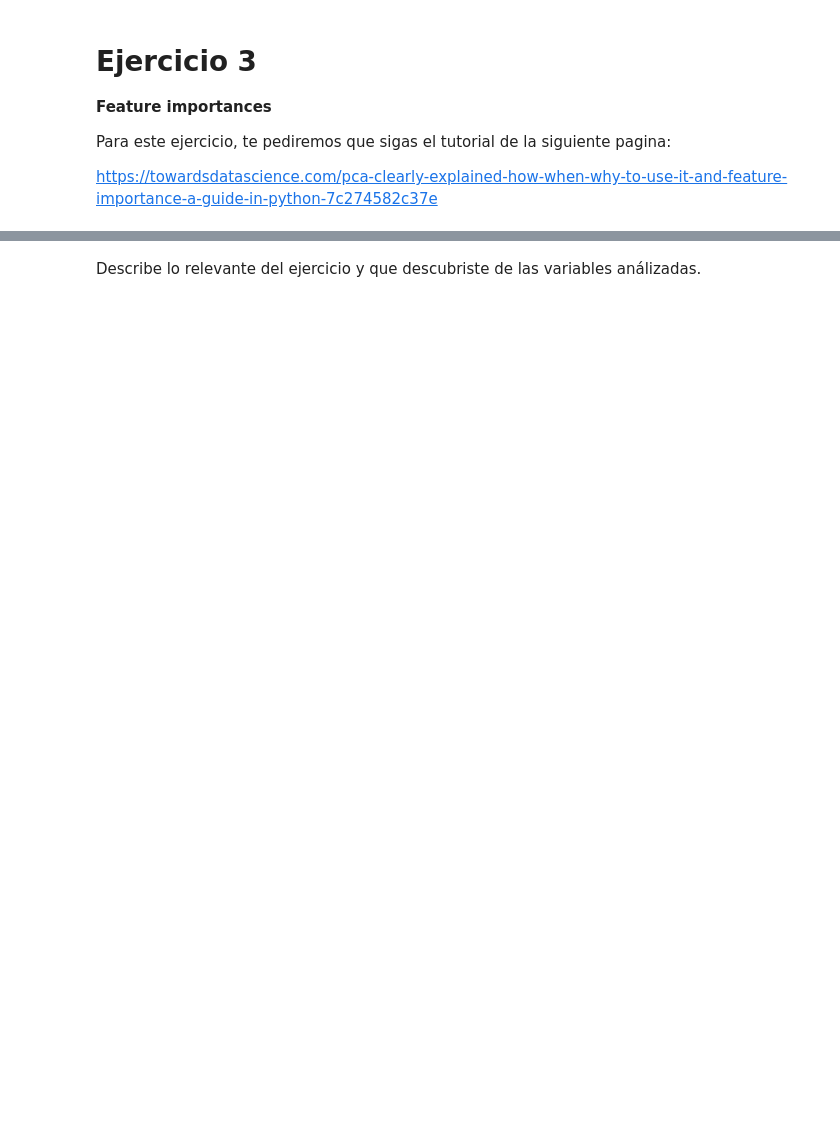
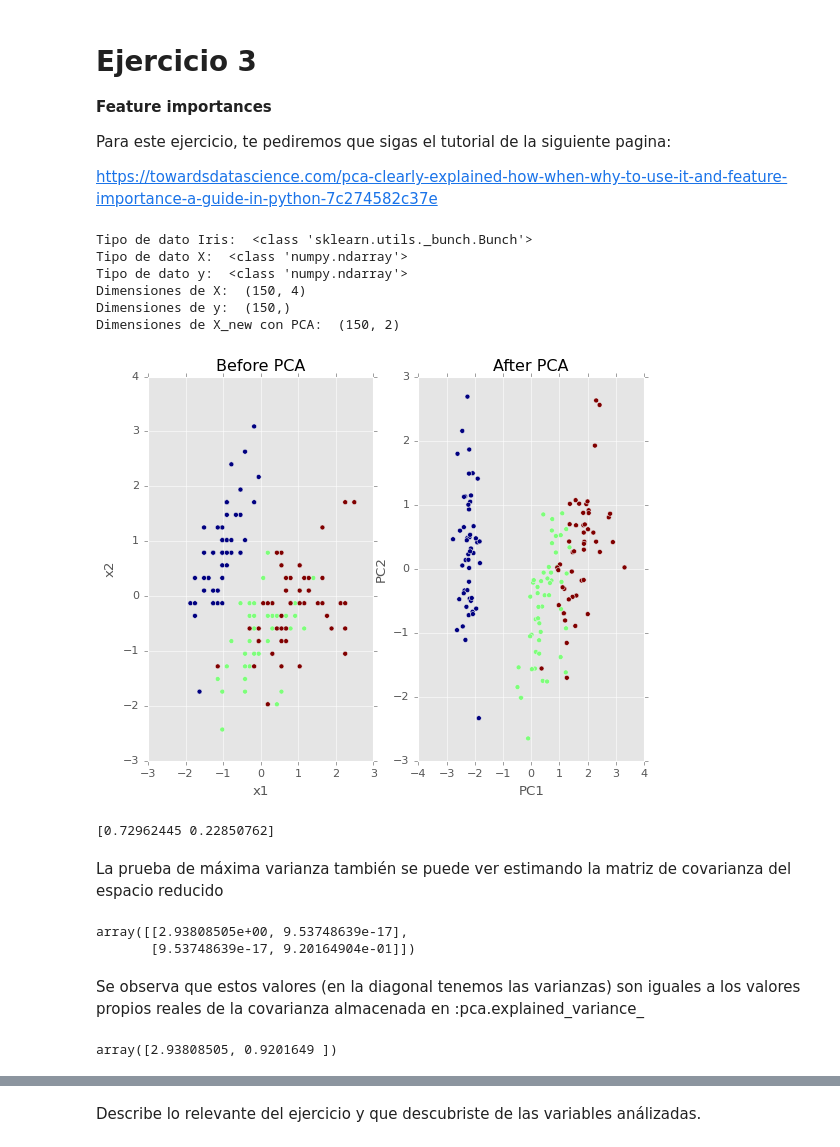
Before and after one commit to PosgradoMNA/actividades-de-aprendizaje-LuisHermenegildo1, a Jupyter notebook: Reduccion_dimensiones.ipynb, the cells around one changed output, grey strips where cells are left out. Drawn from its saved outputs; the diff is of its cells as text; code cells hidden in the pictures; blank space fills up the shorter version.

```diff
--- a/Reduccion_dimensiones.ipynb
+++ b/Reduccion_dimensiones.ipynb
@@ -334,0 +459,67 @@ https://towardsdatascience.com/pca-clearly-explained-how-when-why-to-use-it-and-
+# %%
+#tu codigo aqui
+
+import numpy as np
+import matplotlib.pyplot as plt
+from sklearn import datasets
+from sklearn.decomposition import PCA
+import pandas as pd
+from sklearn.preprocessing import StandardScaler
+plt.style.use('ggplot')
+# Load the data
+iris = datasets.load_iris()
+print("Tipo de dato Iris: ",type(iris))
+X = iris.data
+y = iris.target
+print("Tipo de dato X: ",type(X))
+print("Tipo de dato y: ",type(y))
+print("Dimensiones de X: ",X.shape)
+print("Dimensiones de y: ",y.shape)
+# Z-score the features
+scaler = StandardScaler()
+scaler.fit(X)
+X = scaler.transform(X)
+# The PCA model
+pca = PCA(n_components=2) # estimate only 2 PCs
+X_new = pca.fit_transform(X) # project the original data into the PCA space
+print("Dimensiones de X_new con PCA: ",X_new.shape)
+# %% [output]
+Tipo de dato Iris:  <class 'sklearn.utils._bunch.Bunch'>
+Tipo de dato X:  <class 'numpy.ndarray'>
+Tipo de dato y:  <class 'numpy.ndarray'>
+Dimensiones de X:  (150, 4)
+Dimensiones de y:  (150,)
+Dimensiones de X_new con PCA:  (150, 2)
+# %%
+#A continuación, se muestran las gráficas comparativas entre los datos con 4 dimensiones y con 2 usando PCA
+fig, axes = plt.subplots(1,2)
+axes[0].scatter(X[:,0], X[:,1], c=y)
+axes[0].set_xlabel('x1')
+axes[0].set_ylabel('x2')
+axes[0].set_title('Before PCA')
+axes[1].scatter(X_new[:,0], X_new[:,1], c=y)
+axes[1].set_xlabel('PC1')
+axes[1].set_ylabel('PC2')
+axes[1].set_title('After PCA')
+plt.show()
+# %% [output]
+[figure, added]
+# %%
+#Se detalla que la varianza máxima para cada PC(Componente Principal)
+print(pca.explained_variance_ratio_)
+# %% [output]
+[0.72962445 0.22850762]
+# %% [markdown]
+La prueba de máxima varianza también se puede ver estimando la matriz de covarianza del espacio reducido
+# %%
+#np.round(np.cov(X_new.T),2)
+np.cov(X_new.T)
+# %% [output]
+array([[2.93808505e+00, 9.53748639e-17],
+       [9.53748639e-17, 9.20164904e-01]])
+# %% [markdown]
+Se observa que estos valores (en la diagonal tenemos las varianzas) son iguales a los valores propios reales de la covarianza almacenada en :pca.explained_variance_
+# %%
+pca.explained_variance_
+# %% [output]
+array([2.93808505, 0.9201649 ])
```
Also changed, not shown: parts of 32 cells of this notebook.
